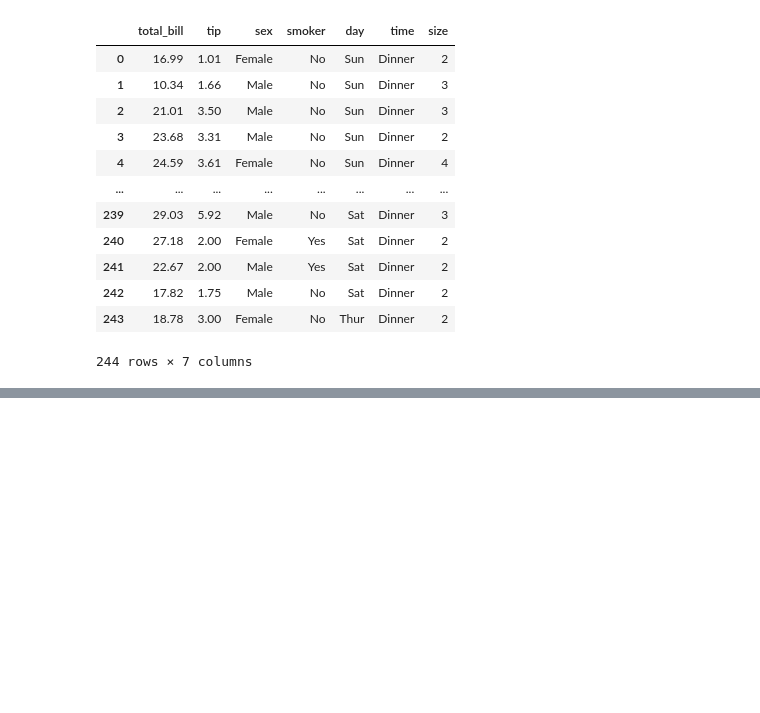
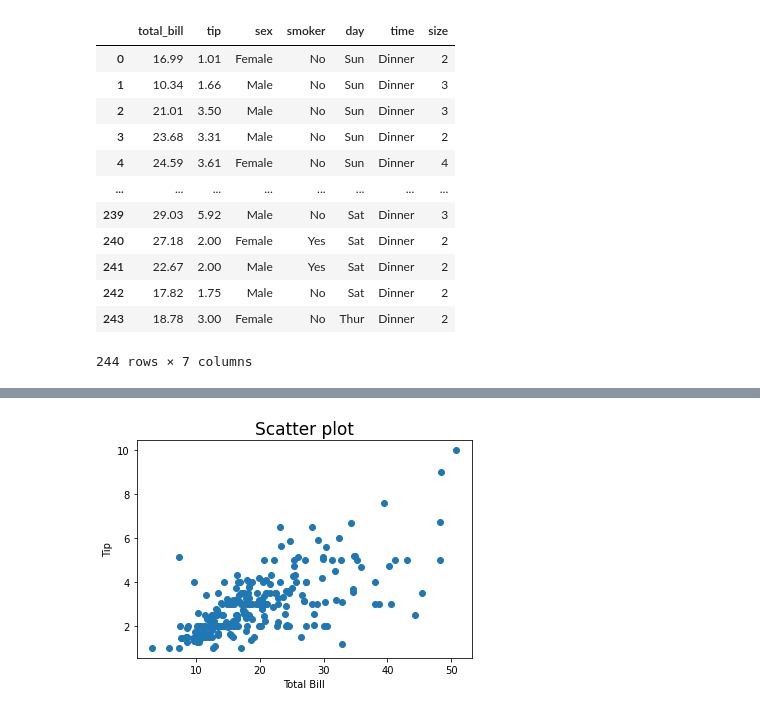
Before and after one commit to pavanbaki/Machine_Learning, a Jupyter notebook: MatplotandSeaborn.ipynb, the cells around one changed output, grey strips where cells are left out. Drawn from its saved outputs; the diff is of its cells as text; code cells hidden in the pictures; blank space fills up the shorter version.

```diff
--- a/MatplotandSeaborn.ipynb
+++ b/MatplotandSeaborn.ipynb
@@ -262,0 +295,11 @@ ValueError: ignored
+# %%
+# scatter plot
+
+plt.scatter(tips['total_bill'],tips['tip'])
+plt.title("Scatter plot",fontsize=17)
+plt.xlabel("Total Bill")
+plt.ylabel("Tip")
+
+plt.show()
+# %% [output]
+[figure, added]
```
Also changed, not shown: parts of 17 cells of this notebook.
